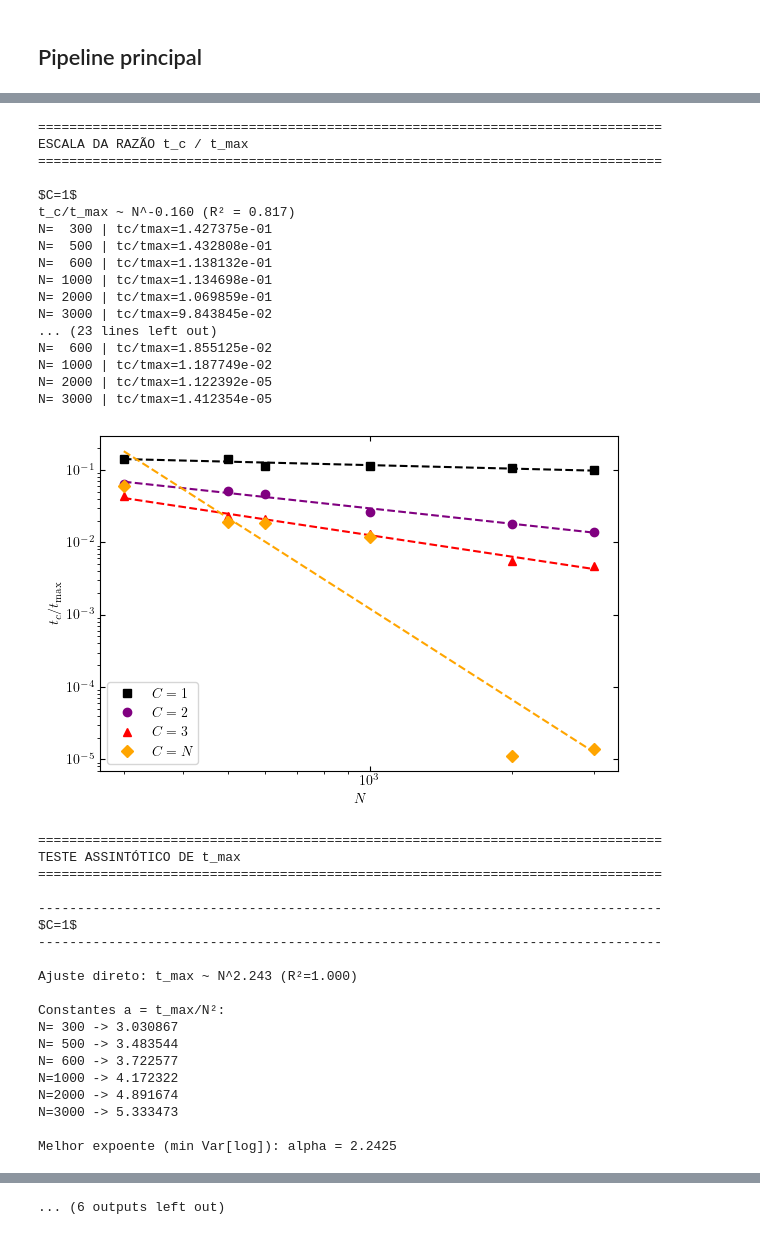
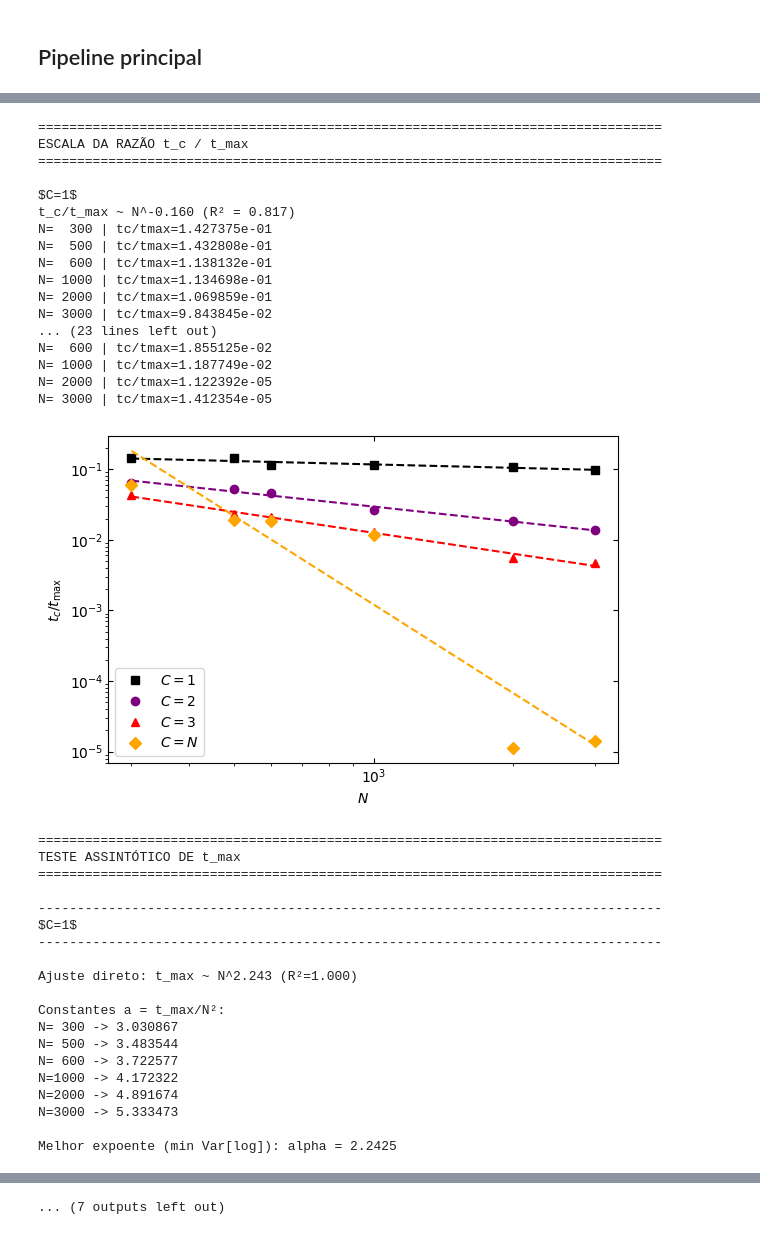
Before and after one commit to VictorFrancheto/refinamento_imagens, a Jupyter notebook: plots_random_attack_refined.ipynb, the cells around one changed output, grey strips where cells are left out. Saved outputs shown, nothing was run; the diff lists cells and outputs as text; code cells hidden in the pictures.

```diff
--- a/plots_random_attack_refined.ipynb
+++ b/plots_random_attack_refined.ipynb
@@ -20,7 +20,7 @@ from matplotlib.lines import Line2D
 from scipy.signal import savgol_filter
 from scipy.optimize import curve_fit
 
-mpl.rcParams["text.usetex"] = True
+mpl.rcParams["text.usetex"] = False
 # %% [markdown]
 ## Leitura e limpeza
 # %%
@@ -579,5 +779,5 @@ def plot_final(mode="random"):
 # %%
-plot_final(mode="random")
+results = plot_final(mode="random")
 # %% [output]
 ==============================
 t_c(N) encontrados
@@ -600,21 +800,21 @@ $C=N$: t_max ~ N^2.155 (R² = 1.000)
 ================================================================================
 ESCALA DA RAZÃO t_c / t_max
 ================================================================================
 
 $C=1$
 t_c/t_max ~ N^-0.160 (R² = 0.817)
 N=  300 | tc/tmax=1.427375e-01
 N=  500 | tc/tmax=1.432808e-01
 N=  600 | tc/tmax=1.138132e-01
 N= 1000 | tc/tmax=1.134698e-01
 N= 2000 | tc/tmax=1.069859e-01
 N= 3000 | tc/tmax=9.843845e-02
 ... (23 lines left out)
 N=  600 | tc/tmax=1.855125e-02
 N= 1000 | tc/tmax=1.187749e-02
 N= 2000 | tc/tmax=1.122392e-05
 N= 3000 | tc/tmax=1.412354e-05
-[figure, old version]
+[figure, new version]
 ================================================================================
 TESTE ASSINTÓTICO DE t_max
 ================================================================================
@@ -686 +886 @@ Melhor expoente (min Var[log]): alpha = 2.1547
-... (6 outputs left out)
+... (7 outputs left out)
```
Also changed, not shown: parts of 8 cells of this notebook, 4 other files.
